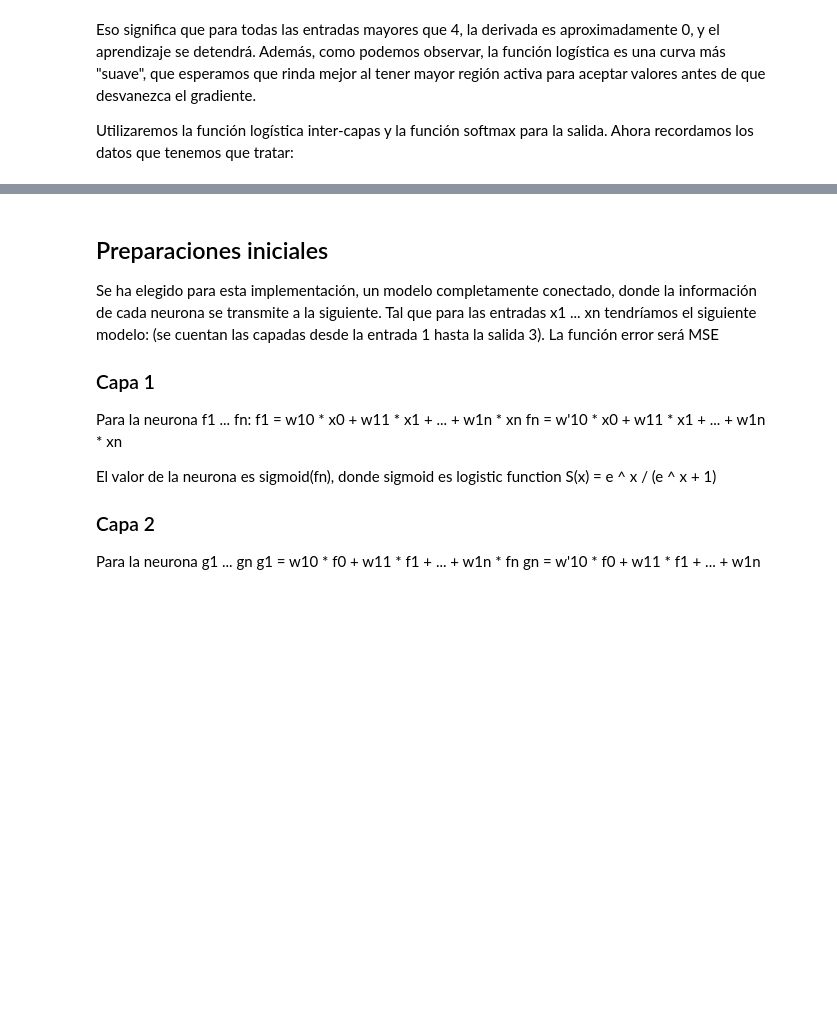
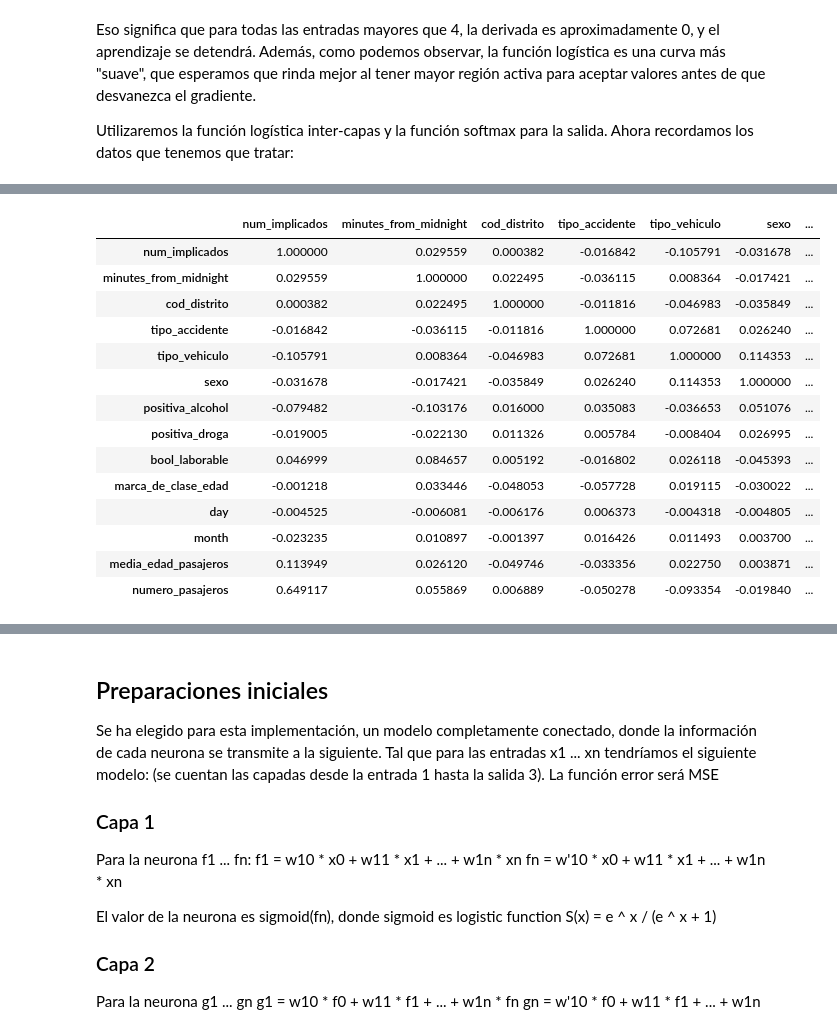
Before and after one commit to lucaramirezo/Traffic-Network-Transparency, a Jupyter notebook: L_Predicción_Edad_Conductor.ipynb, the cells around one changed output, grey strips where cells are left out. Cells and saved outputs as stored; diff of their text form; code cells hidden in the pictures; blank space fills up the shorter version.

```diff
--- a/L_Predicción_Edad_Conductor.ipynb
+++ b/L_Predicción_Edad_Conductor.ipynb
@@ -315,5 +356,6 @@ diccionario_accidentes
 # %% [markdown]
 Una vez establecido el código mapeamos al índice
 # %%
-df_2022['tipo_accidente'].map()
+df_2022['tipo_accidente'] = df_2022['tipo_accidente'].map(diccionario_accidentes)
+df_2022['tipo_accidente'].head()
 # %% [output]
@@ -320,0 +370,6 @@ TypeError: Series.map() missing 1 required positional argument: 'arg'
+# %%
+valores_unicos = df_2022['tipo_vehiculo'].unique()
+diccionario_vehiculos = {tipo_vehiculo: codigo for codigo, tipo_vehiculo in enumerate(valores_unicos)}
+print(diccionario_vehiculos)
+df_2022['tipo_vehiculo'] = df_2022['tipo_vehiculo'].map(diccionario_vehiculos)
+df_2022['tipo_vehiculo'].head()
@@ -348,0 +436,23 @@ Utilizaremos la función logística inter-capas y la función softmax para la sa
+# %%
+df_2022_normalized = pd.DataFrame()
+df_2022_normalized['num_implicados'] = normalizer(df_2022['num_implicados'])
+df_2022_normalized['minutes_from_midnight'] = normalizer(df_2022[' minutes_from_midnight'])
+df_2022_normalized['cod_distrito'] = normalizer(df_2022['cod_distrito'])
+df_2022_normalized['tipo_accidente'] = normalizer(df_2022['tipo_accidente'])
+df_2022_normalized['tipo_vehiculo'] = normalizer(df_2022['tipo_vehiculo'])
+
+# No se normalizan los valores binarios, pues perderían su carácter de datos discretos
+df_2022_normalized['sexo'] = df_2022['sexo']
+df_2022_normalized['positiva_alcohol'] = df_2022['positiva_alcohol']
+df_2022_normalized['positiva_droga'] = df_2022['positiva_droga']
+df_2022_normalized['bool_laborable'] = df_2022['bool_laborable']
+
+# Aplicamos una función especial para la marca de clase_edad
+df_2022_normalized['marca_de_clase_edad'] = df_2022['marca_de_clase_edad']
+
+# Normalizamos las fechas
+df_2022_normalized['day'] = normalizer(df_2022['day'])
+df_2022_normalized['month'] = normalizer(df_2022['month'])
+df_2022_normalized['media_edad_pasajeros'] = normalizer(df_2022['media_edad_pasajeros'])
+df_2022_normalized['numero_pasajeros'] = normalizer(df_2022['numero_pasajeros'])
+df_2022_normalized
@@ -348,0 +483,7 @@ Utilizaremos la función logística inter-capas y la función softmax para la sa
+# %%
+to_predict_set = df_2022_normalized[df_2022_normalized['marca_de_clase_edad'] == -100]
+df_2022_normalized.drop(to_predict_set.index)
+# Se escoge el 20% para validación
+test_set = df_2022_normalized.sample(frac=0.2, random_state=1234)  # todo validación cruzada
+# Eliminamos los datos de validación para evitar overfitting
+training_set = df_2022_normalized.drop(test_set.index)
@@ -349,3 +512,21 @@ Utilizaremos la función logística inter-capas y la función softmax para la sa
+# %%
+training_set.corr()
+# %% [output]
+|  | num_implicados | minutes_from_midnight | cod_distrito | tipo_accidente | tipo_vehiculo | sexo | ... |
+| num_implicados | 1.000000 | 0.029559 | 0.000382 | -0.016842 | -0.105791 | -0.031678 | ... |
+| minutes_from_midnight | 0.029559 | 1.000000 | 0.022495 | -0.036115 | 0.008364 | -0.017421 | ... |
+| cod_distrito | 0.000382 | 0.022495 | 1.000000 | -0.011816 | -0.046983 | -0.035849 | ... |
+| tipo_accidente | -0.016842 | -0.036115 | -0.011816 | 1.000000 | 0.072681 | 0.026240 | ... |
+| tipo_vehiculo | -0.105791 | 0.008364 | -0.046983 | 0.072681 | 1.000000 | 0.114353 | ... |
+| sexo | -0.031678 | -0.017421 | -0.035849 | 0.026240 | 0.114353 | 1.000000 | ... |
+| positiva_alcohol | -0.079482 | -0.103176 | 0.016000 | 0.035083 | -0.036653 | 0.051076 | ... |
+| positiva_droga | -0.019005 | -0.022130 | 0.011326 | 0.005784 | -0.008404 | 0.026995 | ... |
+| bool_laborable | 0.046999 | 0.084657 | 0.005192 | -0.016802 | 0.026118 | -0.045393 | ... |
+| marca_de_clase_edad | -0.001218 | 0.033446 | -0.048053 | -0.057728 | 0.019115 | -0.030022 | ... |
+| day | -0.004525 | -0.006081 | -0.006176 | 0.006373 | -0.004318 | -0.004805 | ... |
+| month | -0.023235 | 0.010897 | -0.001397 | 0.016426 | 0.011493 | 0.003700 | ... |
+| media_edad_pasajeros | 0.113949 | 0.026120 | -0.049746 | -0.033356 | 0.022750 | 0.003871 | ... |
+| numero_pasajeros | 0.649117 | 0.055869 | 0.006889 | -0.050278 | -0.093354 | -0.019840 | ... |
 # %% [markdown]
 # Modelo clasificatorio multiclass
 Para diseñar el modelo seguiremos esta pauta
```
Also changed, not shown: parts of 31 cells of this notebook.
